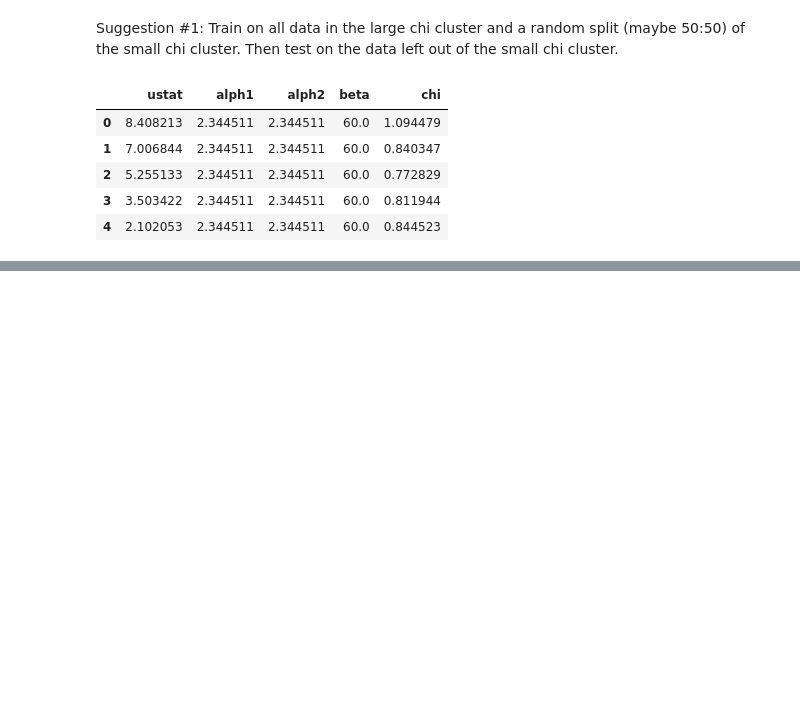
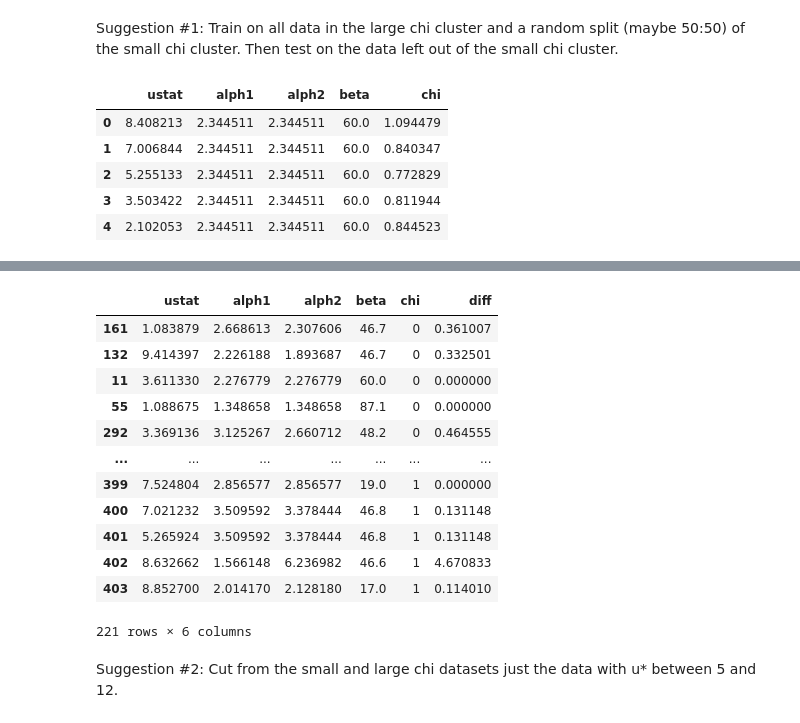
Before and after one commit to thejeffreyli/chi_rate_constant, a Jupyter notebook: nb/Week03/Week03 - More Visualization and Feature Engineering.ipynb, the cells around one changed output, grey strips where cells are left out. Saved outputs shown, nothing was run; the diff lists cells and outputs as text; code cells hidden in the pictures; blank space fills up the shorter version.

```diff
--- a/nb/Week03/Week03 - More Visualization and Feature Engineering.ipynb
+++ b/nb/Week03/Week03 - More Visualization and Feature Engineering.ipynb
@@ -294,0 +259,5 @@ small_chi_df
+# %%
+# the remaining large chi will be added to the small chi training as 'noise'
+
+large_chi_df = df.loc[df['chi'] == 1]
+large_chi_df.info()
@@ -294,0 +278,20 @@ small_chi_df
+# %%
+frames = [train_df, large_chi_df]
+train_df = pd.concat(frames)
+# %%
+# check: 183 + 38 = 221 entries
+train_df
+# %% [output]
+|  | ustat | alph1 | alph2 | beta | chi | diff |
+| 161 | 1.083879 | 2.668613 | 2.307606 | 46.7 | 0 | 0.361007 |
+| 132 | 9.414397 | 2.226188 | 1.893687 | 46.7 | 0 | 0.332501 |
+| 11 | 3.611330 | 2.276779 | 2.276779 | 60.0 | 0 | 0.000000 |
+| 55 | 1.088675 | 1.348658 | 1.348658 | 87.1 | 0 | 0.000000 |
+| 292 | 3.369136 | 3.125267 | 2.660712 | 48.2 | 0 | 0.464555 |
+| ... | ... | ... | ... | ... | ... | ... |
+| 399 | 7.524804 | 2.856577 | 2.856577 | 19.0 | 1 | 0.000000 |
+| 400 | 7.021232 | 3.509592 | 3.378444 | 46.8 | 1 | 0.131148 |
+| 401 | 5.265924 | 3.509592 | 3.378444 | 46.8 | 1 | 0.131148 |
+| 402 | 8.632662 | 1.566148 | 6.236982 | 46.6 | 1 | 4.670833 |
+| 403 | 8.852700 | 2.014170 | 2.128180 | 17.0 | 1 | 0.114010 |
+221 rows × 6 columns
@@ -294,0 +301,2 @@ small_chi_df
+# %% [markdown]
+Suggestion #2: Cut from the small and large chi datasets just the data with u* between 5 and 12.
```
Also changed, not shown: parts of 21 cells of this notebook, 4 other files.
